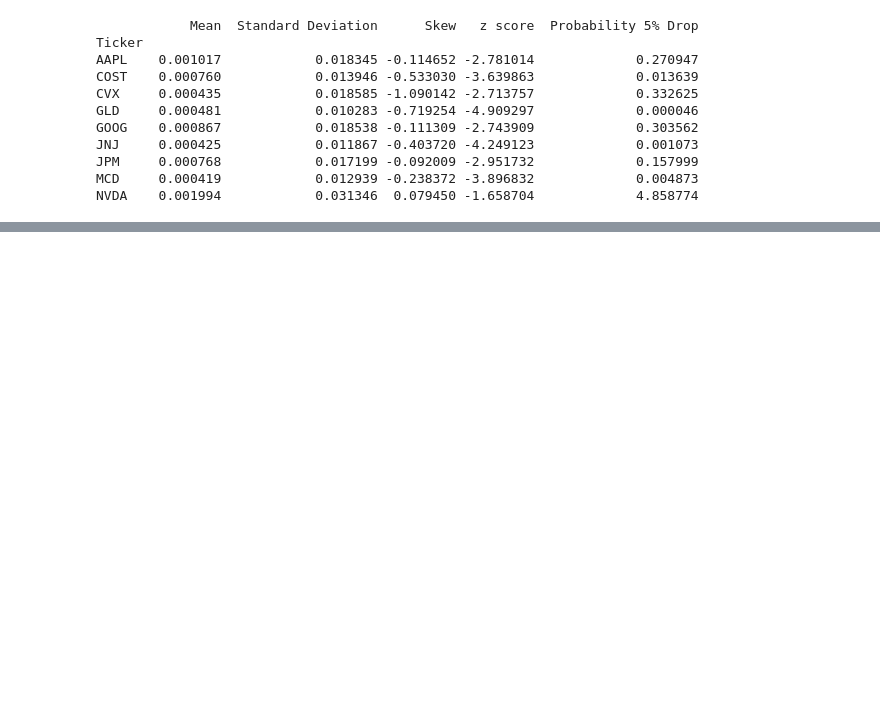
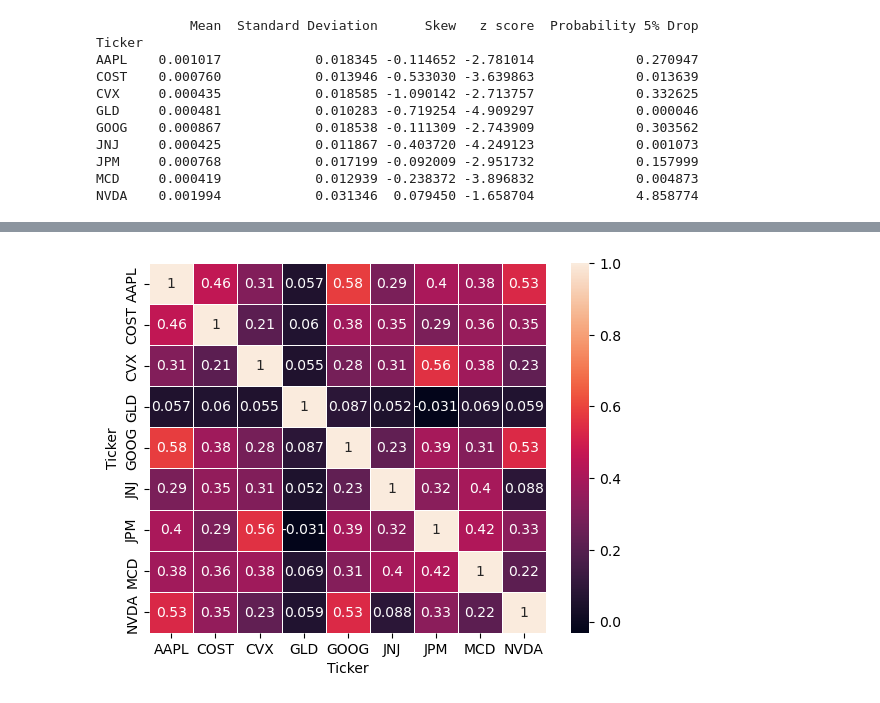
Before and after one commit to pichsophaneatdy/stock-risk-analysis, a Jupyter notebook: stock_risk_analysis.ipynb, the cells around one changed output, grey strips where cells are left out. Drawn from its saved outputs; the diff is of its cells as text; code cells hidden in the pictures; blank space fills up the shorter version.

```diff
--- a/stock_risk_analysis.ipynb
+++ b/stock_risk_analysis.ipynb
@@ -102,0 +128,3 @@ NVDA    0.001994            0.031346  0.079450 -1.658704             4.858774
+# %%
+corr_matrix = log_returns.corr()
+print(corr_matrix)
@@ -102,0 +149,5 @@ NVDA    0.001994            0.031346  0.079450 -1.658704             4.858774
+# %%
+sns.heatmap(corr_matrix, annot=True, linewidth=.5)
+plt.show()
+# %% [output]
+[figure, added]
```
Also changed, not shown: parts of 4 cells of this notebook.
